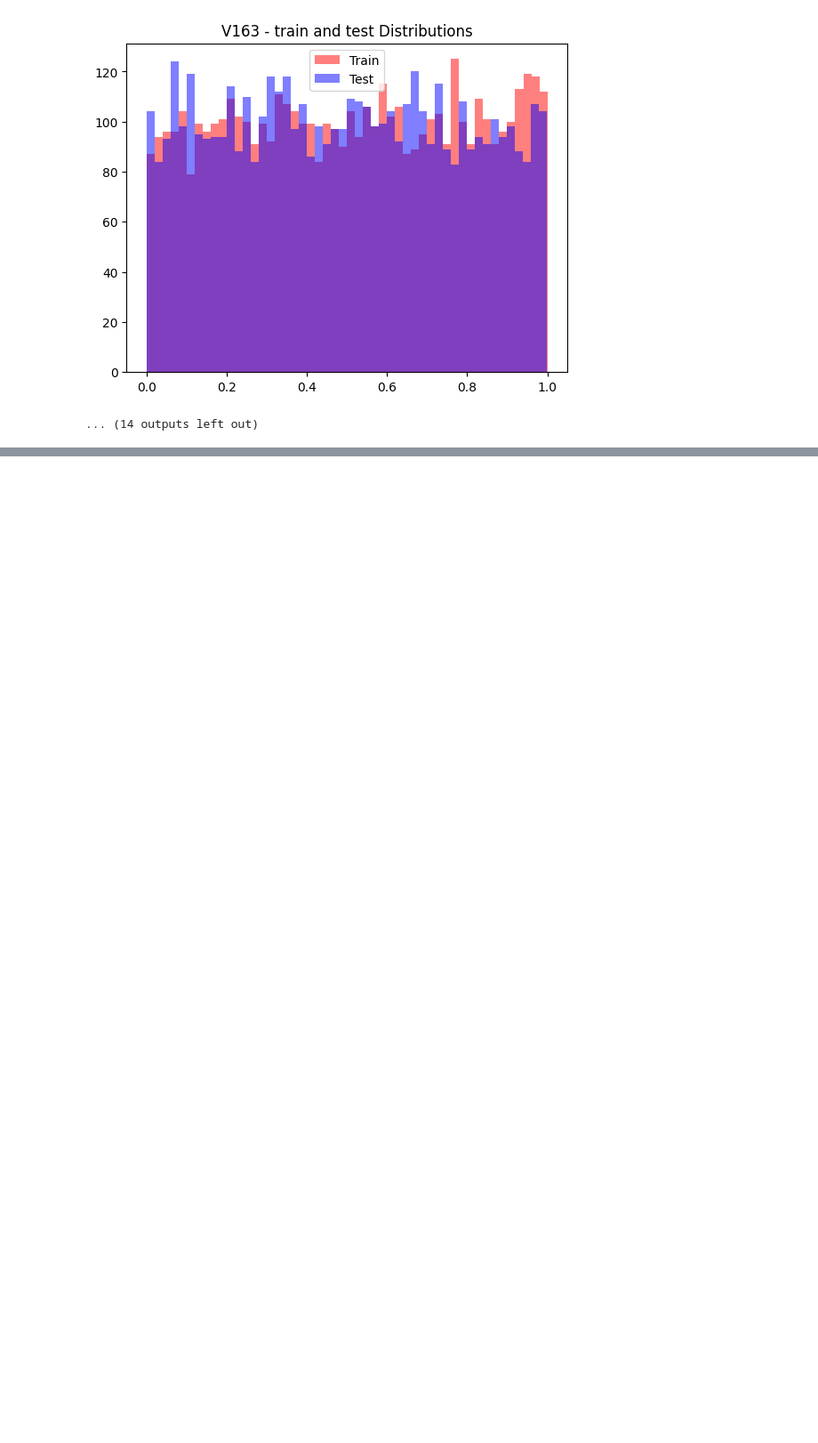
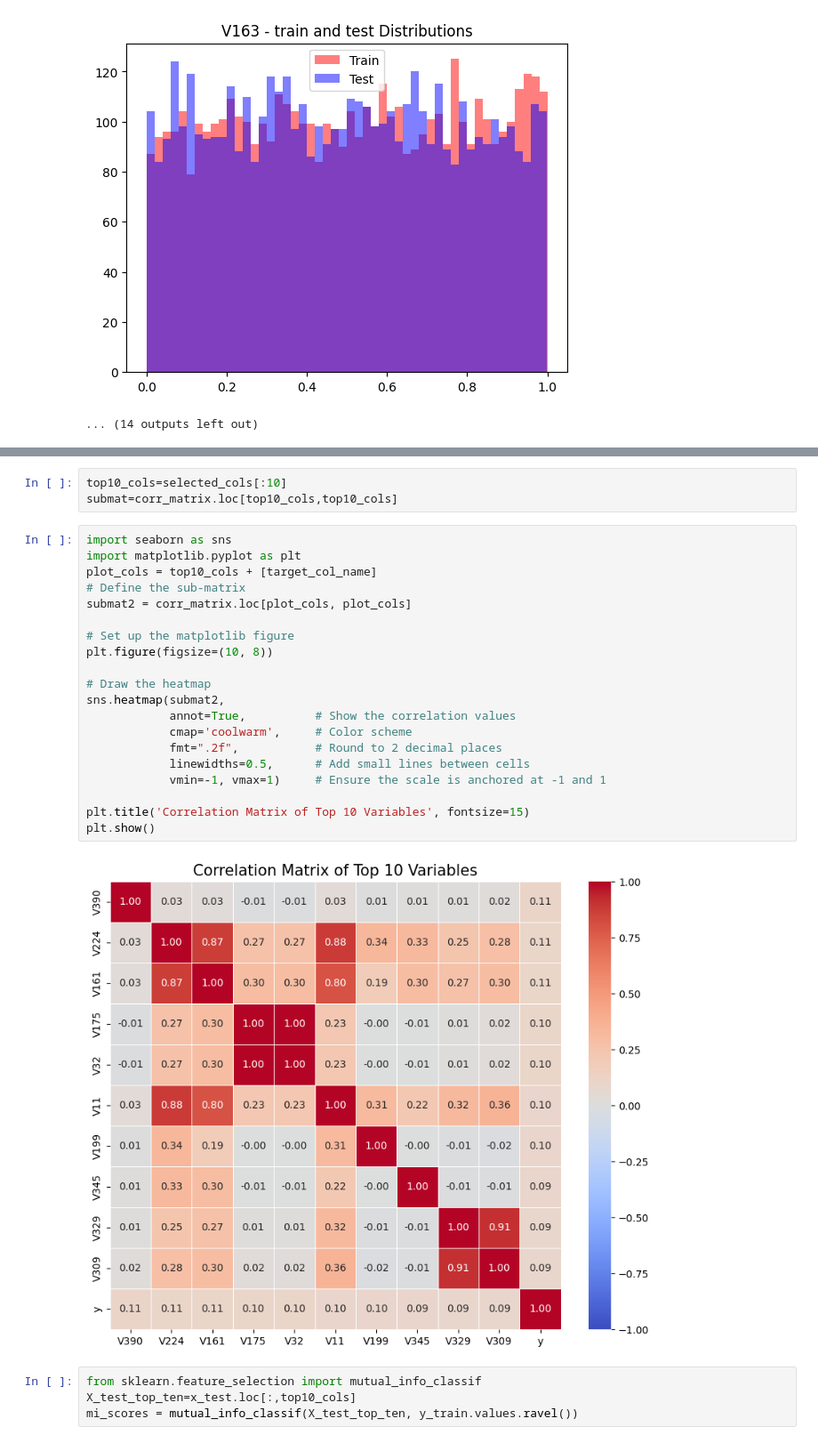
Before and after one commit to M-SZEWCZAK/-Cost-Sensitive-Predictive-Modeling, a Jupyter notebook: eda/aml_project2_eda.ipynb, the cells around one changed output, grey strips where cells are left out. Shown at 89% size. Drawn from its saved outputs; the diff is of its cells as text; blank space fills up the shorter version.

```diff
--- a/eda/aml_project2_eda.ipynb
+++ b/eda/aml_project2_eda.ipynb
@@ -132,0 +194,29 @@ for i in range(len(drifted_features)):
+# %%
+top10_cols=selected_cols[:10]
+submat=corr_matrix.loc[top10_cols,top10_cols]
+# %%
+import seaborn as sns
+import matplotlib.pyplot as plt
+plot_cols = top10_cols + [target_col_name]
+# Define the sub-matrix
+submat2 = corr_matrix.loc[plot_cols, plot_cols]
+
+# Set up the matplotlib figure
+plt.figure(figsize=(10, 8))
+
+# Draw the heatmap
+sns.heatmap(submat2,
+            annot=True,          # Show the correlation values
+            cmap='coolwarm',     # Color scheme
+            fmt=".2f",           # Round to 2 decimal places
+            linewidths=0.5,      # Add small lines between cells
+            vmin=-1, vmax=1)     # Ensure the scale is anchored at -1 and 1
+
+plt.title('Correlation Matrix of Top 10 Variables', fontsize=15)
+plt.show()
+# %% [output]
+[figure, added]
+# %%
+from sklearn.feature_selection import mutual_info_classif
+X_test_top_ten=x_test.loc[:,top10_cols]
+mi_scores = mutual_info_classif(X_test_top_ten, y_train.values.ravel())
```
Also changed, not shown: parts of 40 cells of this notebook, 1 other file.
